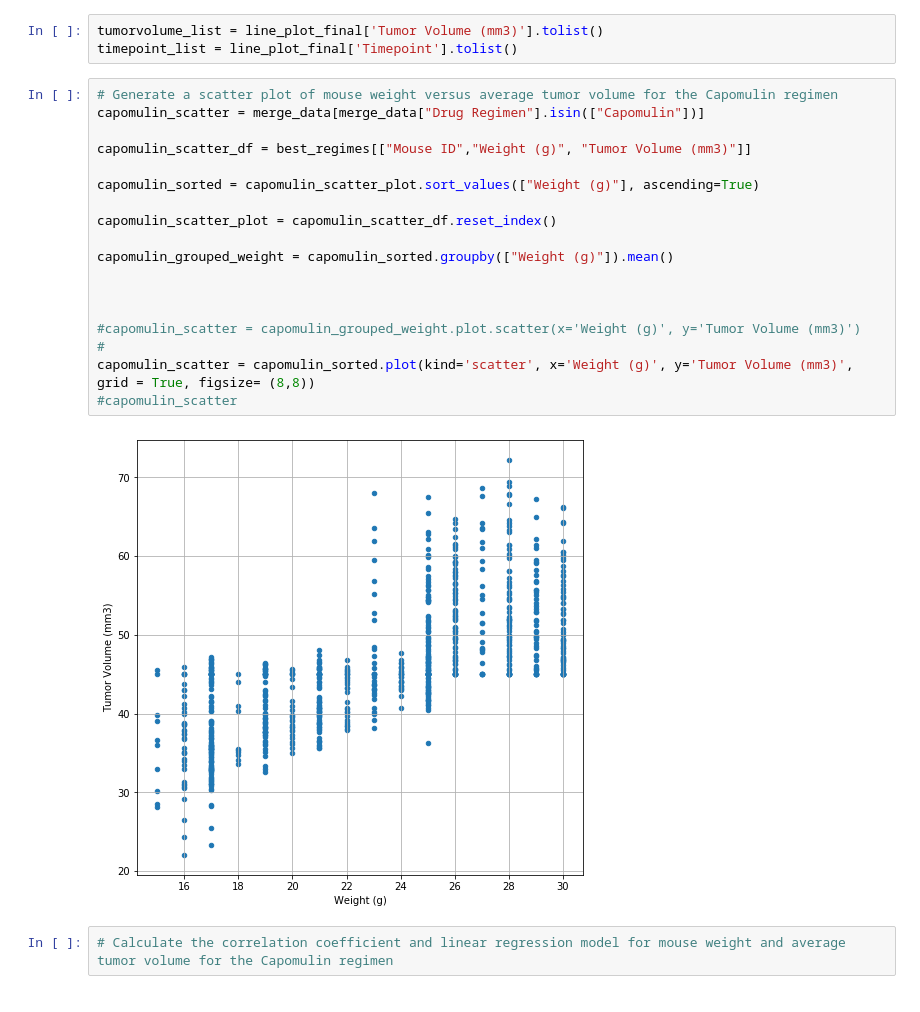
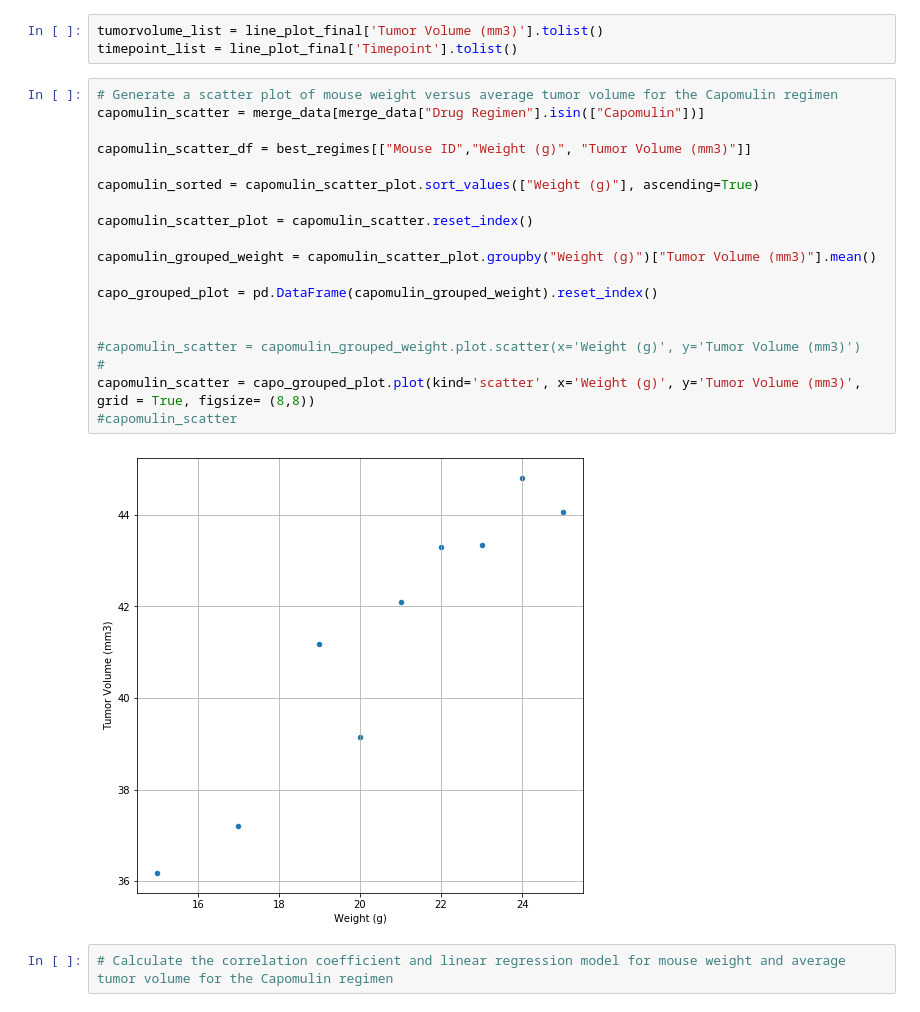
Before and after one commit to BaouleSama/Drug_Study_Analysis, a Jupyter notebook: Pymaceuticals/pymaceuticals_starter.ipynb, the cells around one changed output. Drawn from its saved outputs; the diff is of its cells as text.

```diff
--- a/Pymaceuticals/pymaceuticals_starter.ipynb
+++ b/Pymaceuticals/pymaceuticals_starter.ipynb
@@ -294,22 +294,23 @@ timepoint_list = line_plot_final['Timepoint'].tolist()
 # %%
 # Generate a scatter plot of mouse weight versus average tumor volume for the Capomulin regimen
 capomulin_scatter = merge_data[merge_data["Drug Regimen"].isin(["Capomulin"])]
 
 capomulin_scatter_df = best_regimes[["Mouse ID","Weight (g)", "Tumor Volume (mm3)"]]
 
 capomulin_sorted = capomulin_scatter_plot.sort_values(["Weight (g)"], ascending=True)
 
-capomulin_scatter_plot = capomulin_scatter_df.reset_index()
+capomulin_scatter_plot = capomulin_scatter.reset_index()
 
-capomulin_grouped_weight = capomulin_sorted.groupby(["Weight (g)"]).mean()
+capomulin_grouped_weight = capomulin_scatter_plot.groupby("Weight (g)")["Tumor Volume (mm3)"].mean()
 
+capo_grouped_plot = pd.DataFrame(capomulin_grouped_weight).reset_index()
 
 
 #capomulin_scatter = capomulin_grouped_weight.plot.scatter(x='Weight (g)', y='Tumor Volume (mm3)')
 #
-capomulin_scatter = capomulin_sorted.plot(kind='scatter', x='Weight (g)', y='Tumor Volume (mm3)', grid = True, figsize= (8,8))
+capomulin_scatter = capo_grouped_plot.plot(kind='scatter', x='Weight (g)', y='Tumor Volume (mm3)', grid = True, figsize= (8,8))
 #capomulin_scatter
 # %% [output]
-[figure, old version]
+[figure, new version]
 # %%
 # Calculate the correlation coefficient and linear regression model for mouse weight and average tumor volume for the Capomulin regimen
```
